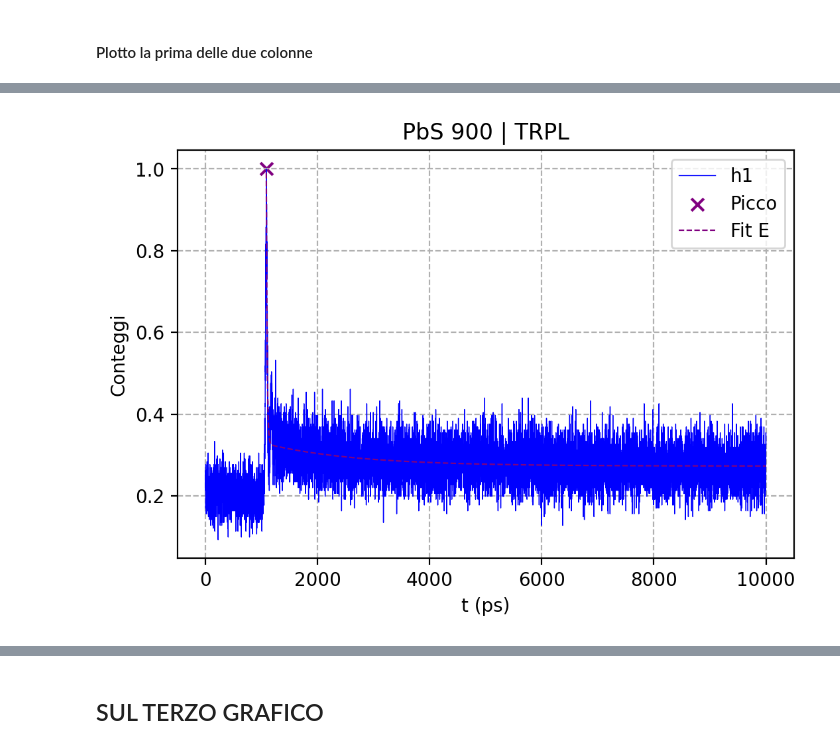
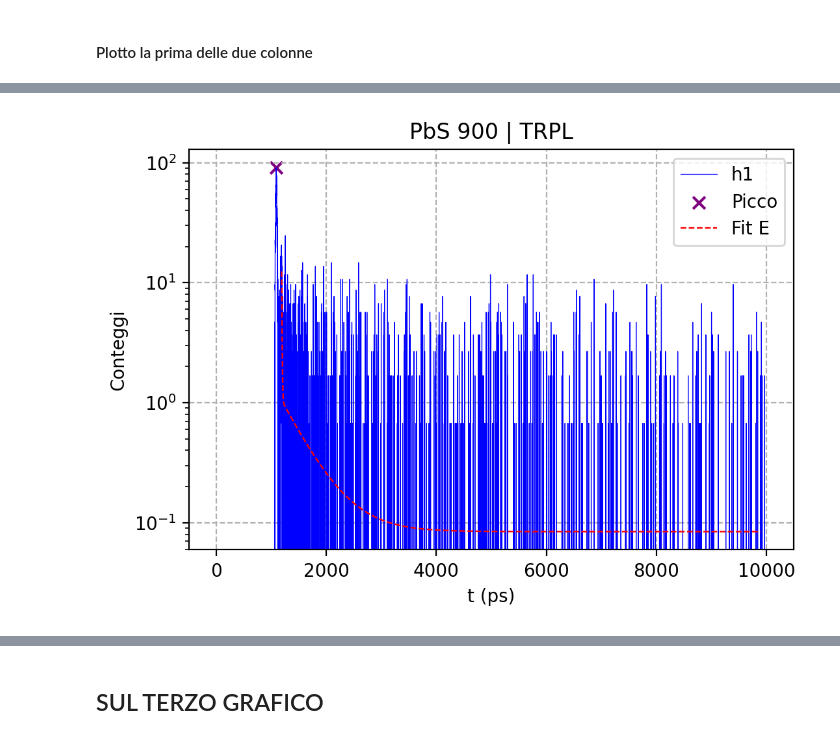
Before and after one commit to zosojack/lab-ss, a Jupyter notebook: QP2/PbS900_TRPL.ipynb, the cells around one changed output, grey strips where cells are left out. Cells and saved outputs as stored; diff of their text form; code cells hidden in the pictures.

```diff
--- a/QP2/PbS900_TRPL.ipynb
+++ b/QP2/PbS900_TRPL.ipynb
@@ -34,3 +36,20 @@ col = ['red', 'green', 'magenta', 'purple', 'peru', 'cyan',
+# %%
+def trasla_counts_abs (y, r):
+    # prendo l'indice del massimo sulle y
+    i_max = np.argmax(y)
+    # prendo la regione di tempo prima del picco
+    regione = y[:i_max-1]
+    # calcolo la media in questa regione
+    media_regione = np.mean(regione)
+    # e anche la dev st, che tolgo un pezzetto anche di quella
+    dev_regione = np.std(regione)
+
+    # traslo
+    y = y - media_regione - r*dev_regione
+
+    y = np.where(y<0,0,y)
+
+    return y
 # %% [markdown]
 ---
 # %% [markdown]
@@ -59,48 +87,45 @@ params = [
 #### Plotto la prima delle due colonne
 # %%
 for i, quadrupla in enumerate(PbS_trpl):
-    time = quadrupla[0]
-    curva1 = quadrupla[2]
-    curva2 = quadrupla[3]
+    time = np.array(quadrupla[0])
+    curva1 = np.array(quadrupla[2])
 
-    # normalizzo i counts
-    maximum1 = np.max(curva1)
-    maximum2 = np.max(curva2)
-    curva1 = curva1 / maximum1
-    curva2 = curva2 / maximum2
+    ## (NON) normalizzo i counts ##
+    i_max1 = np.argmax(curva1)
+    maximum1 = curva1[i_max1]
+    # prima propago l'errore
+    err_curva1 = np.sqrt(curva1) # / maximum1
+    #curva1 = curva1 / maximum1
+
+    curva1 = trasla_counts_abs(curva1, 2)
 
 
     # Plot
     plt.figure(figsize=(6,4), dpi=200)
-    plt.plot(time, curva1, linestyle='-', color='b', linewidth=0.5, label='h1')#, zorder=1)
-    #plt.plot(time, curva2, linestyle='-', color='r', linewidth=0.5, label='h2')#, zorder=1)
-
+    plt.plot(time, curva1, linestyle='-', color='b', linewidth=0.45, label='h1')#, zorder=1)
 
     ## FIT DOPPIO ESPONENZIALE ##
 
-    sup = max(time)-1
-    j = np.argmax(curva1)
-    #l = np.argmax(curva2)
+    t_sup = max(time)-100
 
     # per capire dove secondo lui c'è il massimo di curve1
-    x_picco = time[j]
-    y_picco = curva1[j]
+    x_picco = time[i_max1]
+    y_picco = curva1[i_max1]
     plt.scatter(x_picco, y_picco,
                 color=col[3], marker='x',
                 label='Picco', s=45)
 
+    t_inf = x_picco + 100 # aggiungo 100 che è la larghezza dei bin nel primo e secondo file (nel terzo è 1ps)
 
-    inf1 = time[j]
-    #inf2 = time[l] - 100
     # isolo regione fit
-    mask = (time > inf1) & (time < sup)
+    mask = (time > t_inf) & (time < t_sup)
     x_fit = time[mask]
     y_fit1 = curva1[mask]
-    #y_fit2 = curva2[mask]
+    err_fit1 = err_curva1[mask]
 
     # parametri (a1, tau1, a2, tau2)
     par = [1, 1750, 1, 12]
-    par.append(10) # il delta_x
+    par.append(2000) # il delta_x
     par.append(0.2) # il delta_y
     # usando risultato terzo fit
     #par = [0.07565398747075835, 2265.6438665046385, 5250554992968956.0, 29.236927103129098, 0, 0.26338796610139725]
@@ -111,28 +136,22 @@ for i, quadrupla in enumerate(PbS_trpl):
     low.append(-np.inf) # inf delta_x
     low.append(0) # inf delta_y
     upp = [np.inf, np.inf, np.inf, np.inf]
-    upp.append(10000) # sup delta_x
+    upp.append(5000) # sup delta_x
     upp.append(0.5) # sup delta_y
 
-    popt1, pcov1 = curve_fit(doppio_esponenziale, x_fit, y_fit1, sigma=np.sqrt(y_fit1), p0=par, bounds=(low,upp))
-    #popt2, pcov2 = curve_fit(doppio_esponenziale, x_fit, y_fit2, sigma=np.sqrt(y_fit2), p0=par, bounds=(low,upp))
+    popt1, pcov1 = curve_fit(doppio_esponenziale, x_fit, y_fit1, sigma=err_fit1, p0=par, bounds=(low,upp))
 
     ## PLOT CURVA FIT ##
-    x_plot = np.linspace(1000, sup, 30000)
+    x_plot = np.linspace(t_inf, t_sup, len(x_fit))
     y_plot1 = doppio_esponenziale(x_plot, *popt1)
-    # plotto solo 0 < y < 1
-    mask = (y_plot1 > 0) & (y_plot1 < 1)
-    x_plot = x_plot[mask]
-    y_plot1 = y_plot1[mask]
-    #y_plot2 = doppio_esponenziale(x_plot, *popt2)
-    plt.plot(x_plot, y_plot1, linestyle='--', color=col[3], label=f"Fit E", linewidth=0.8)#, zorder=2)
-    #plt.plot(x_plot, y_plot2, linestyle='--', color=col[4], label=f"Fit T", linewidth=0.8)#, zorder=2)
+    plt.plot(x_plot, y_plot1, linestyle='--', color=col[0], label=f"Fit E", linewidth=0.85)#, zorder=2)
 
     ## OPZIONI GRAFICHE ##
     plt.title(r'PbS 900 | TRPL')
     plt.xlabel("t (ps)")
     #plt.xscale('log')
     plt.ylabel("Conteggi")
+    plt.yscale('log')
     #plt.ticklabel_format(axis='x',style='scientific', useMathText=True, scilimits=(0,0) )
     plt.legend()
     plt.grid(linestyle='--')
@@ -140,17 +159,20 @@ for i, quadrupla in enumerate(PbS_trpl):
     plt.show()
 
     ## CHI QUADRO ##
-    chi2, dof = chi2_doppio_esponenziale (x_fit, y_fit1, popt1)
+    chi2, dof = chi2_doppio_esponenziale (x_fit, y_fit1, popt1, err_y=err_fit1)
+
+    ## ERRORI SUL FIT ##
+    perr1 = np.sqrt(np.diag(pcov1))
 
     ## PRINT RISULTATI ##
-    print('Fit 1 | -------------------')
-    print(r' - $a_1$ =', popt1[0])
-    print(r' - $\tau_1$ =', popt1[1])
-    print(r' - $a_2$ =', popt1[2])
-    print(r' - $\tau_2$ =', popt1[3])
-    print(r' - $\Delta_x$ =', popt1[4])
-    print(r' - $\Delta_y$ =', popt1[5])
-    print(r' - $\chi_2/ndf$ =', chi2/dof)
+    print('Fit 1^a colonna | -------------------')
+    print(r' - $a_1$ = {:.5f} ± {:.5f}'.format(popt1[0], perr1[0]))
+    print(r' - $\tau_1$ = {:.2f} ± {:.2f}'.format(popt1[1], perr1[1]))
+    print(r' - $a_2$ = {:.5f} ± {:.5f}'.format(popt1[2], perr1[2]))
+    print(r' - $\tau_2$ = {:.2f} ± {:.2f}'.format(popt1[3], perr1[3]))
+    print(r' - $\Delta_x$ = {:.2f} ± {:.2f}'.format(popt1[4], perr1[4]))
+    print(r' - $\Delta_y$ = {:.5f} ± {:.5f}'.format(popt1[5], perr1[5]))
+    print(r' - $\chi_2/ndf$ = {:.2f}'.format(chi2/dof))
     '''print('Fit 2 | ----------------')
     print(r' - $a_1$ =', popt2[0])
     print(r' - $\tau_1$ =', popt2[1])
@@ -178 +200 @@ Fit 1 | -------------------
-[figure, old version]
+[figure, new version]
```
Also changed, not shown: parts of 8 cells of this notebook, 4 other files.
